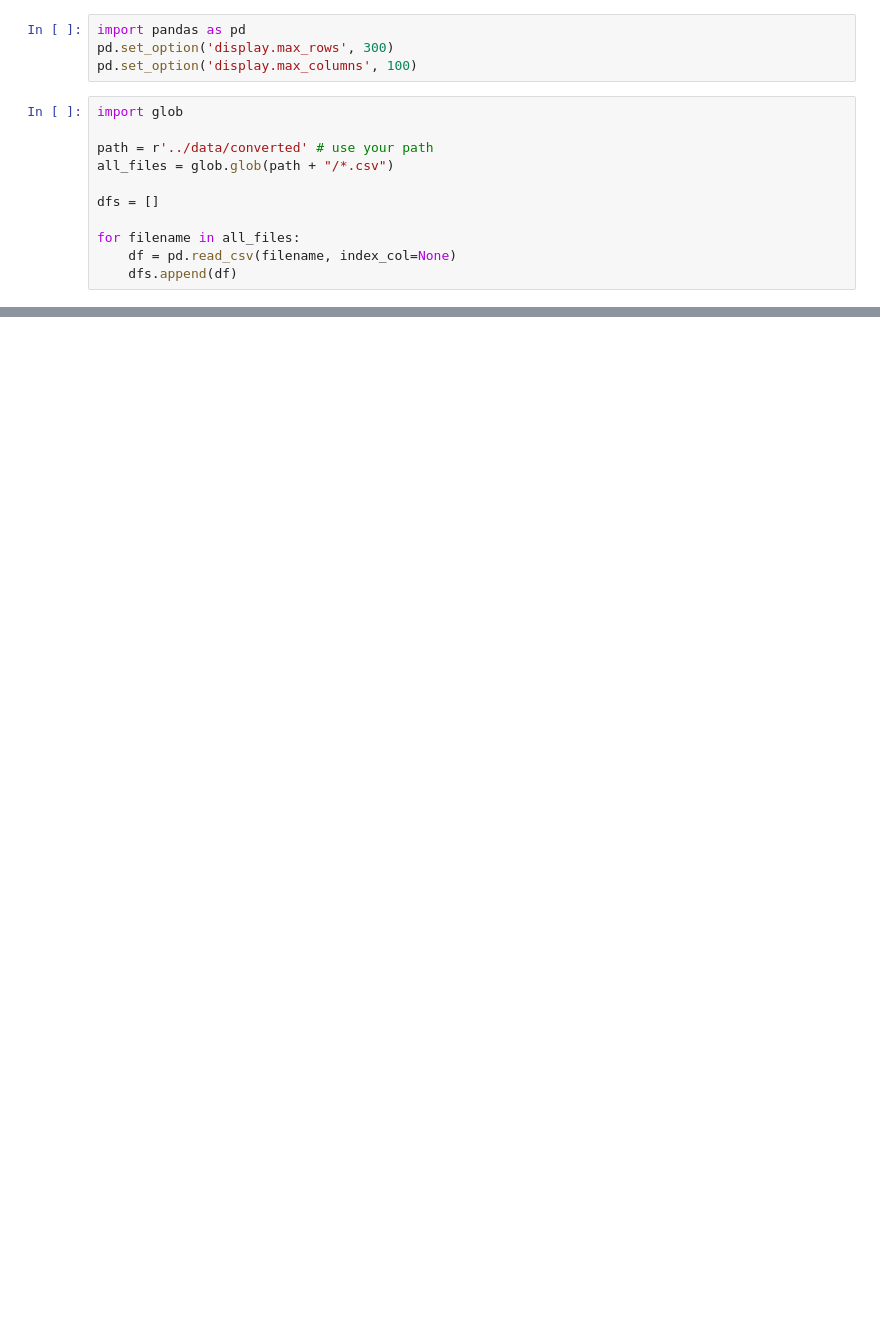
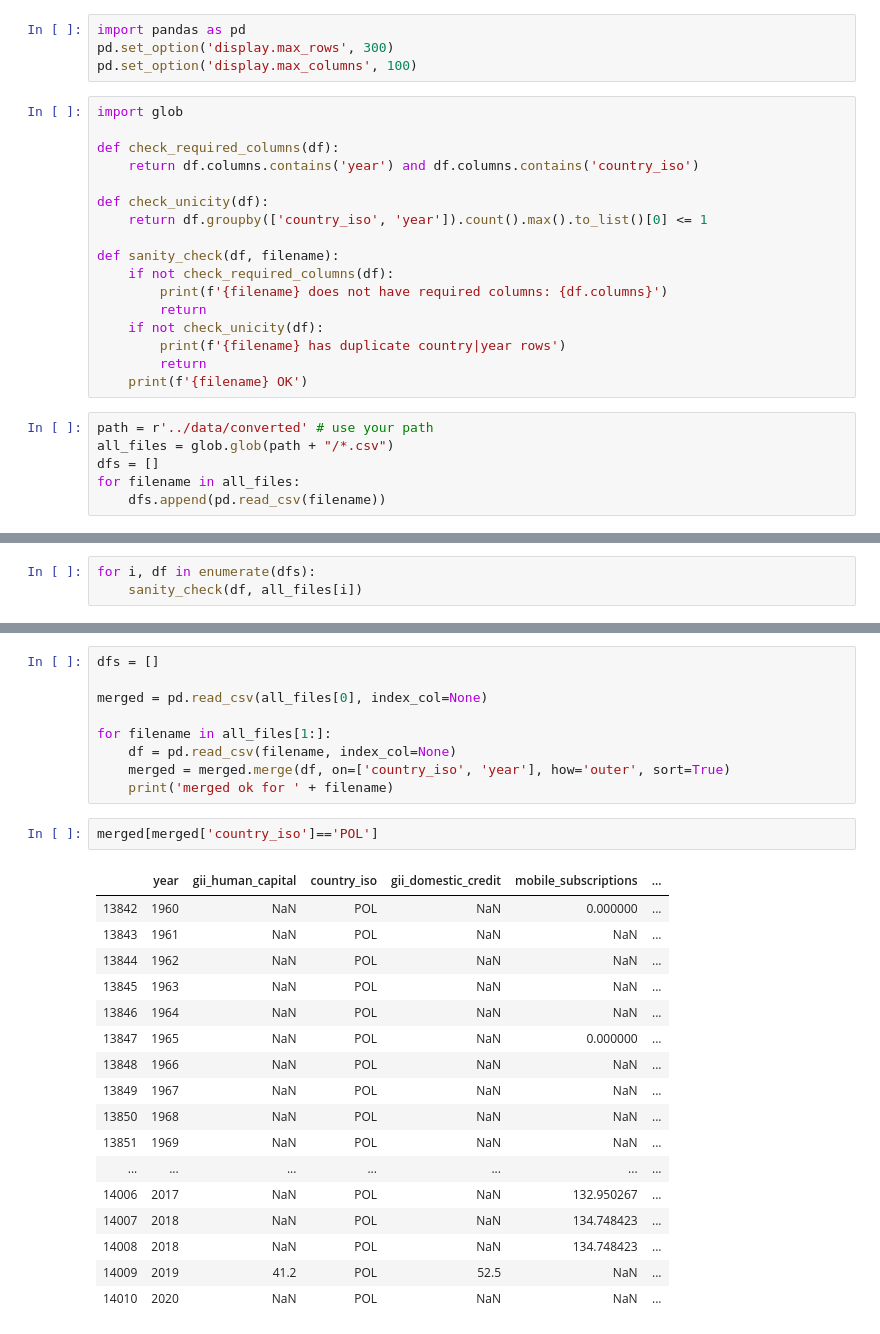
Before and after one commit to MissFacetious/Innovation, a Jupyter notebook: data_integration/mergeAll.ipynb, the cells around one changed output, grey strips where cells are left out. Drawn from its saved outputs; the diff is of its cells as text; blank space fills up the shorter version.

```diff
--- a/data_integration/mergeAll.ipynb
+++ b/data_integration/mergeAll.ipynb
@@ -2,14 +2,26 @@
 import pandas as pd
 pd.set_option('display.max_rows', 300)
 pd.set_option('display.max_columns', 100)
+# %%
+import glob
+
+def check_required_columns(df):
+    return df.columns.contains('year') and df.columns.contains('country_iso')
+
+def check_unicity(df):
+    return df.groupby(['country_iso', 'year']).count().max().to_list()[0] <= 1
+
+def sanity_check(df, filename):
+    if not check_required_columns(df):
+        print(f'{filename} does not have required columns: {df.columns}')
+        return
+    if not check_unicity(df):
+        print(f'{filename} has duplicate country|year rows')
+        return
+    print(f'{filename} OK')
 # %%
-import glob
-
 path = r'../data/converted' # use your path
 all_files = glob.glob(path + "/*.csv")
-
 dfs = []
-
 for filename in all_files:
-    df = pd.read_csv(filename, index_col=None)
-    dfs.append(df)
+    dfs.append(pd.read_csv(filename))
@@ -28,0 +28,3 @@ dfs[0].head()
+# %%
+for i, df in enumerate(dfs):
+    sanity_check(df, all_files[i])
@@ -28,0 +114,29 @@ dfs[0].head()
+# %%
+dfs = []
+
+merged = pd.read_csv(all_files[0], index_col=None)
+
+for filename in all_files[1:]:
+    df = pd.read_csv(filename, index_col=None)
+    merged = merged.merge(df, on=['country_iso', 'year'], how='outer', sort=True)
+    print('merged ok for ' + filename)
+# %%
+merged[merged['country_iso']=='POL']
+# %% [output]
+|  | year | gii_human_capital | country_iso | gii_domestic_credit | mobile_subscriptions | ... |
+| 13842 | 1960 | NaN | POL | NaN | 0.000000 | ... |
+| 13843 | 1961 | NaN | POL | NaN | NaN | ... |
+| 13844 | 1962 | NaN | POL | NaN | NaN | ... |
+| 13845 | 1963 | NaN | POL | NaN | NaN | ... |
+| 13846 | 1964 | NaN | POL | NaN | NaN | ... |
+| 13847 | 1965 | NaN | POL | NaN | 0.000000 | ... |
+| 13848 | 1966 | NaN | POL | NaN | NaN | ... |
+| 13849 | 1967 | NaN | POL | NaN | NaN | ... |
+| 13850 | 1968 | NaN | POL | NaN | NaN | ... |
+| 13851 | 1969 | NaN | POL | NaN | NaN | ... |
+| ... | ... | ... | ... | ... | ... | ... |
+| 14006 | 2017 | NaN | POL | NaN | 132.950267 | ... |
+| 14007 | 2018 | NaN | POL | NaN | 134.748423 | ... |
+| 14008 | 2018 | NaN | POL | NaN | 134.748423 | ... |
+| 14009 | 2019 | 41.2 | POL | 52.5 | NaN | ... |
+| 14010 | 2020 | NaN | POL | NaN | NaN | ... |
```
Also changed, not shown: parts of 7 cells of this notebook, 9 other files.
